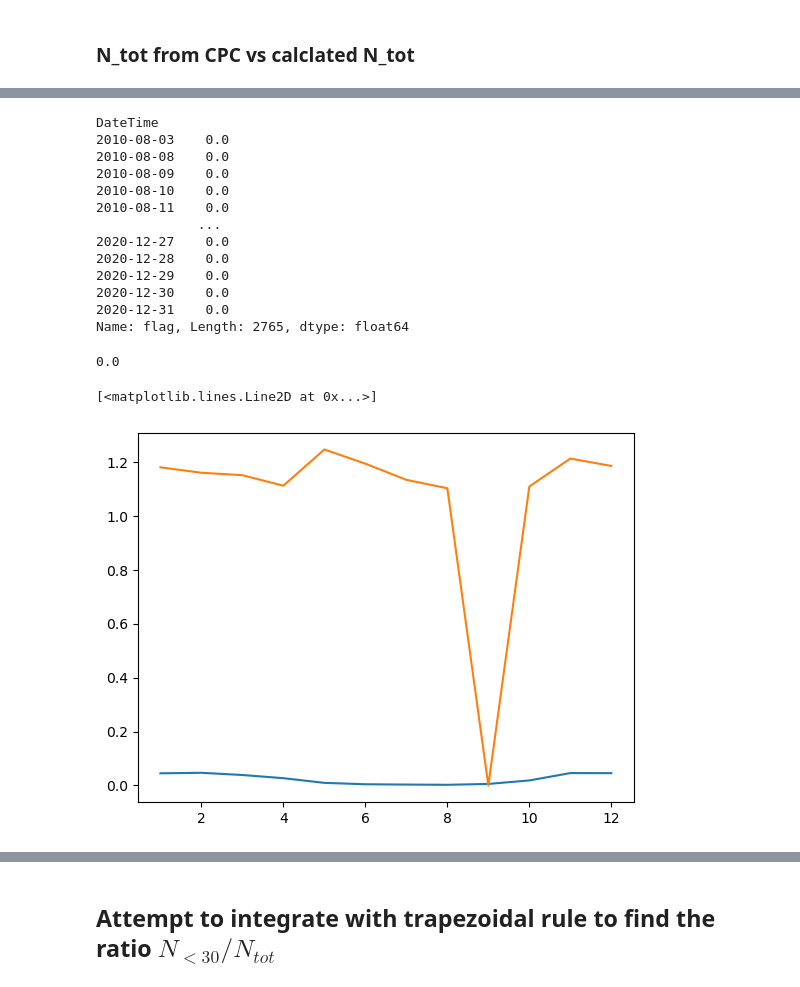
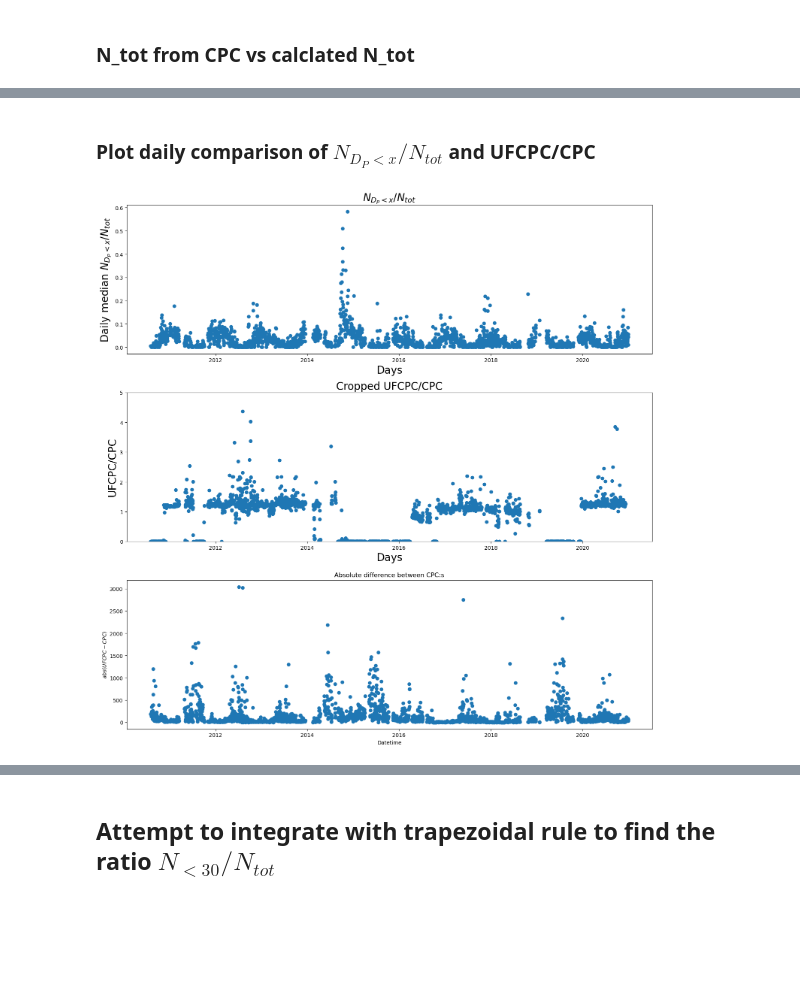
Before and after one commit to eScience-course/Tjaernoe2022-group3, a Jupyter notebook: notebooks/Load and analyze DMPS data.ipynb, the cells around one changed output, grey strips where cells are left out. Cells and saved outputs as stored; diff of their text form; code cells hidden in the pictures; blank space fills up the shorter version.

```diff
--- a/notebooks/Load and analyze DMPS data.ipynb
+++ b/notebooks/Load and analyze DMPS data.ipynb
@@ -408,31 +387,30 @@ array([0.])
+# %% [markdown]
+### Plot daily comparison of $N_{D_P <x}/N_{tot}$ and UFCPC/CPC
 # %%
-df_daily_2010_2020_median['flag']
+# Plot Nx/Ntot
+
+fig, axs = plt.subplots(3, figsize=(15, 15))
+
+axs[0].plot(df_tmp.index,df_tmp['NxNtot'].values,'o')
+axs[0].set_xlabel('Days',fontsize=20)
+axs[0].set_ylabel('Daily median $N_{D_P < x}/N_{tot}$',fontsize=20)
+axs[0].set_title('$N_{D_P < x}/N_{tot}$',fontsize=20)
+
+df_tmp['ratio_CPCs'] = df_tmp['UFCPC']/df_tmp['CPC3010']
+df_annual_cycle_CPC = df_tmp['ratio_CPCs'].groupby(df_tmp.index.month).median()
+
+axs[1].plot(df_tmp.index, df_tmp['ratio_CPCs'].values,'o')
+axs[1].set_xlabel('Days',fontsize=20)
+axs[1].set_ylabel('UFCPC/CPC',fontsize=20)
+axs[1].set_title('Cropped UFCPC/CPC',fontsize=20)
+axs[1].set_ylim([0, 5])
+
+axs[2].plot(df_tmp.index,absDiffCPCs,'o')
+axs[2].set_xlabel('Datetime')
+axs[2].set_ylabel('$abs(UF CPC - CPC)$')
+axs[2].set_title('Absolute difference between CPC:s')
+
+
+plt.tight_layout()
 # %% [output]
-DateTime
-2010-08-03    0.0
-2010-08-08    0.0
-2010-08-09    0.0
-2010-08-10    0.0
-2010-08-11    0.0
-             ...
-2020-12-27    0.0
-2020-12-28    0.0
-2020-12-29    0.0
-2020-12-30    0.0
-2020-12-31    0.0
-Name: flag, Length: 2765, dtype: float64
+[figure, added]
-# %%
-df_tmp['UFCPC'].min()
-# %% [output]
-0.0
-# %%
-
-
-df_annual_cycle = df_tmp['NxNtot'].groupby(df_tmp.index.month).median()
-
-
-plt.plot(df_annual_cycle.index, df_annual_cycle.values)
-plt.plot(df_annual_cycle_CPC.index, df_annual_cycle_CPC.values)
-# %% [output]
-[<matplotlib.lines.Line2D at 0x...>]
-[figure, removed]
```
Also changed, not shown: parts of 62 cells of this notebook, 1 other file.
